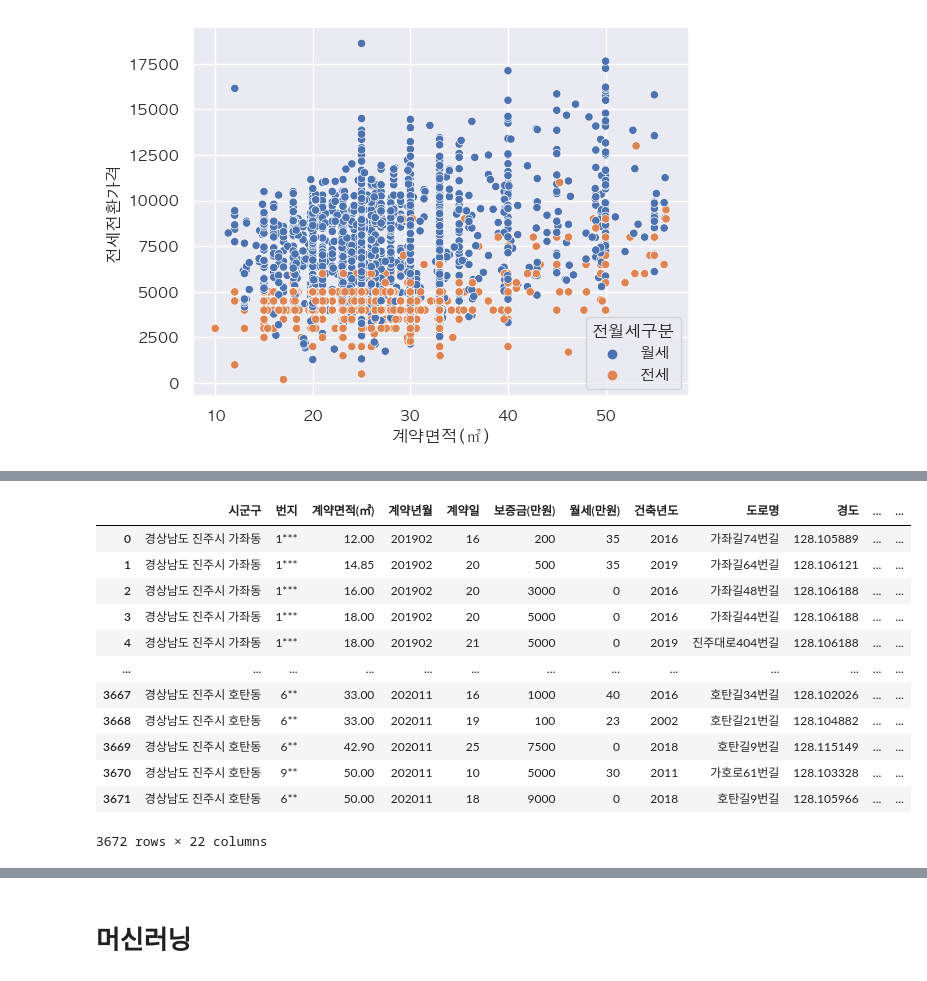
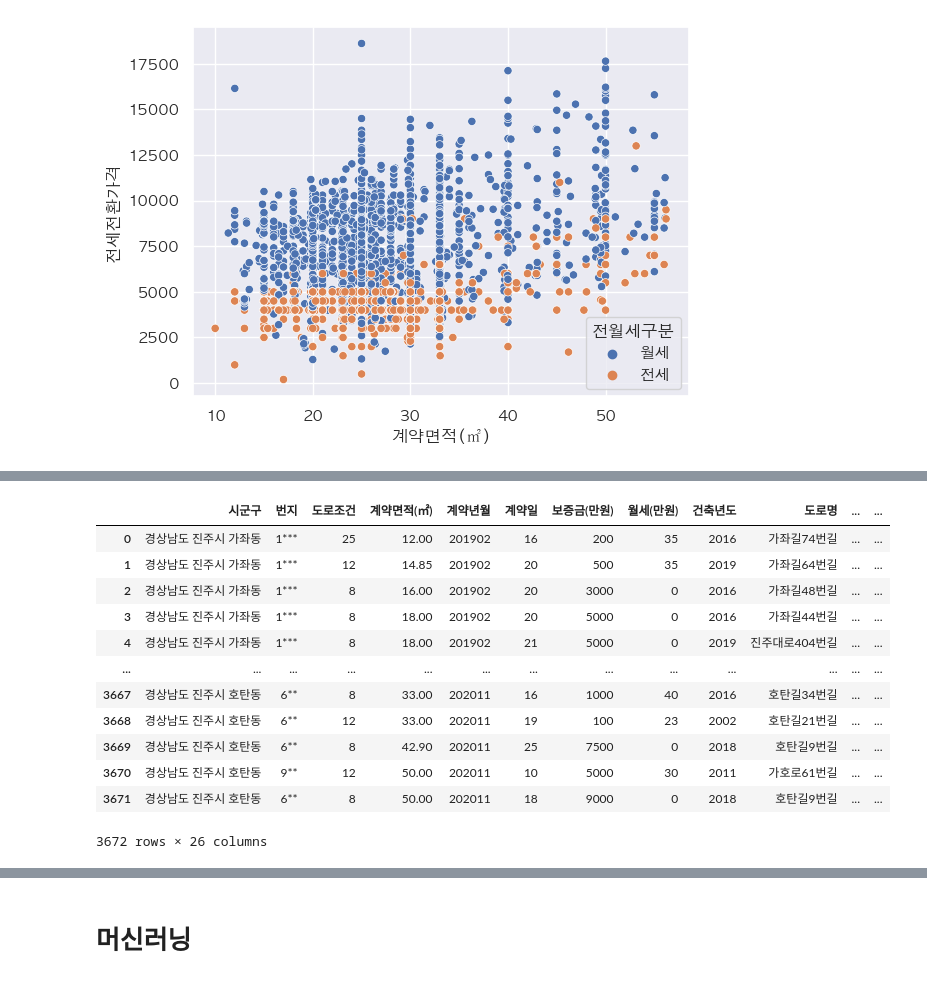
Before and after one commit to ChanceMKR/LH_home, a Jupyter notebook: ksc/lh_home.ipynb, the cells around one changed output, grey strips where cells are left out. Saved outputs shown, nothing was run; the diff lists cells and outputs as text; code cells hidden in the pictures.

```diff
--- a/ksc/lh_home.ipynb
+++ b/ksc/lh_home.ipynb
@@ -57,7 +44,9 @@ gajwa = gajwa.fillna({'도로조건':gajwa['도로조건'].mode()[0]})
 road=[]
 for a in gajwa["도로조건"]:
     if a=="-":
-         a = "8"
+        a = "8"
+    if a=="25m이상":
+        a = "30"
     road.append(int(a.split("m")[0]))
 gajwa["도로조건"] = road
 
@@ -207,0 +197,21 @@ gajwa.corr()
+# %%
+area = []
+
+for long, lat in zip(gajwa["경도"],gajwa["위도"]) :
+    if 128.102554 < long < 128.107094 and 35.155823 < lat < 35.162156 :
+        area.append('후문')
+    elif 128.107502 < long < 128.116019 and 35.155877 < lat < 35.158884 :
+        area.append('경찰서')
+    elif 128.105510 < long < 128.109887 and 35.152340 < lat <35.155835 :
+        area.append('정문')
+    elif 128.099328 < long < 128.105970 and 35.14718 < lat < 35.151686 :
+        area.append('남문')
+    elif 128.102356 < long < 128.118509 and 35.161807 < lat < 35.166844 :
+        area.append('호탄')
+    elif 128.107524 < long < 128.118378 and 35.159442 < lat < 35.161644 :
+        area.append('호탄')
+    else :
+        area.append('그 외')
+
+gajwa["area"] = area
+gajwa
@@ -236,27 +271,26 @@ sns.scatterplot(data = gajwa, x = "건축년도", y = "전세전환가격", hue
 # %%
 # # 전세 월세 구분 데이터셋
 # gajwa = gajwa[gajwa.전월세구분 == "월세"]
 # gajwa = pd.DataFrame.drop(gajwa, columns=["전월세구분"], axis=1)
 
 #원핫인코딩
-gajwa = pd.get_dummies(gajwa, columns = ["도로조건"])
-gajwa = pd.get_dummies(gajwa, columns = ["전월세구분"])
+gajwa = pd.get_dummies(gajwa, columns = ["전월세구분", "area"])
 
 gajwa
 # %% [output]
-|  | 시군구 | 번지 | 계약면적(㎡) | 계약년월 | 계약일 | 보증금(만원) | 월세(만원) | 건축년도 | 도로명 | 경도 | ... | ... |
-| 0 | 경상남도 진주시 가좌동 | 1*** | 12.00 | 201902 | 16 | 200 | 35 | 2016 | 가좌길74번길 | 128.105889 | ... | ... |
-| 1 | 경상남도 진주시 가좌동 | 1*** | 14.85 | 201902 | 20 | 500 | 35 | 2019 | 가좌길64번길 | 128.106121 | ... | ... |
-| 2 | 경상남도 진주시 가좌동 | 1*** | 16.00 | 201902 | 20 | 3000 | 0 | 2016 | 가좌길48번길 | 128.106188 | ... | ... |
-| 3 | 경상남도 진주시 가좌동 | 1*** | 18.00 | 201902 | 20 | 5000 | 0 | 2016 | 가좌길44번길 | 128.106188 | ... | ... |
-| 4 | 경상남도 진주시 가좌동 | 1*** | 18.00 | 201902 | 21 | 5000 | 0 | 2019 | 진주대로404번길 | 128.106188 | ... | ... |
+|  | 시군구 | 번지 | 도로조건 | 계약면적(㎡) | 계약년월 | 계약일 | 보증금(만원) | 월세(만원) | 건축년도 | 도로명 | ... | ... |
+| 0 | 경상남도 진주시 가좌동 | 1*** | 25 | 12.00 | 201902 | 16 | 200 | 35 | 2016 | 가좌길74번길 | ... | ... |
+| 1 | 경상남도 진주시 가좌동 | 1*** | 12 | 14.85 | 201902 | 20 | 500 | 35 | 2019 | 가좌길64번길 | ... | ... |
+| 2 | 경상남도 진주시 가좌동 | 1*** | 8 | 16.00 | 201902 | 20 | 3000 | 0 | 2016 | 가좌길48번길 | ... | ... |
+| 3 | 경상남도 진주시 가좌동 | 1*** | 8 | 18.00 | 201902 | 20 | 5000 | 0 | 2016 | 가좌길44번길 | ... | ... |
+| 4 | 경상남도 진주시 가좌동 | 1*** | 8 | 18.00 | 201902 | 21 | 5000 | 0 | 2019 | 진주대로404번길 | ... | ... |
 | ... | ... | ... | ... | ... | ... | ... | ... | ... | ... | ... | ... | ... |
-| 3667 | 경상남도 진주시 호탄동 | 6** | 33.00 | 202011 | 16 | 1000 | 40 | 2016 | 호탄길34번길 | 128.102026 | ... | ... |
-| 3668 | 경상남도 진주시 호탄동 | 6** | 33.00 | 202011 | 19 | 100 | 23 | 2002 | 호탄길21번길 | 128.104882 | ... | ... |
-| 3669 | 경상남도 진주시 호탄동 | 6** | 42.90 | 202011 | 25 | 7500 | 0 | 2018 | 호탄길9번길 | 128.115149 | ... | ... |
-| 3670 | 경상남도 진주시 호탄동 | 9** | 50.00 | 202011 | 10 | 5000 | 30 | 2011 | 가호로61번길 | 128.103328 | ... | ... |
-| 3671 | 경상남도 진주시 호탄동 | 6** | 50.00 | 202011 | 18 | 9000 | 0 | 2018 | 호탄길9번길 | 128.105966 | ... | ... |
+| 3667 | 경상남도 진주시 호탄동 | 6** | 8 | 33.00 | 202011 | 16 | 1000 | 40 | 2016 | 호탄길34번길 | ... | ... |
+| 3668 | 경상남도 진주시 호탄동 | 6** | 12 | 33.00 | 202011 | 19 | 100 | 23 | 2002 | 호탄길21번길 | ... | ... |
+| 3669 | 경상남도 진주시 호탄동 | 6** | 8 | 42.90 | 202011 | 25 | 7500 | 0 | 2018 | 호탄길9번길 | ... | ... |
+| 3670 | 경상남도 진주시 호탄동 | 9** | 12 | 50.00 | 202011 | 10 | 5000 | 30 | 2011 | 가호로61번길 | ... | ... |
+| 3671 | 경상남도 진주시 호탄동 | 6** | 8 | 50.00 | 202011 | 18 | 9000 | 0 | 2018 | 호탄길9번길 | ... | ... |
-3672 rows × 22 columns
+3672 rows × 26 columns
 # %%
 gajwa_data = pd.DataFrame.drop(gajwa, columns=["시군구","계약년월", "번지", "도로명", "계약일", "보증금(만원)", "월세(만원)", "location", "경도", "위도", "전월세전환율", "gnu_distance"], axis=1)
 
```
Also changed, not shown: parts of 16 cells of this notebook.
